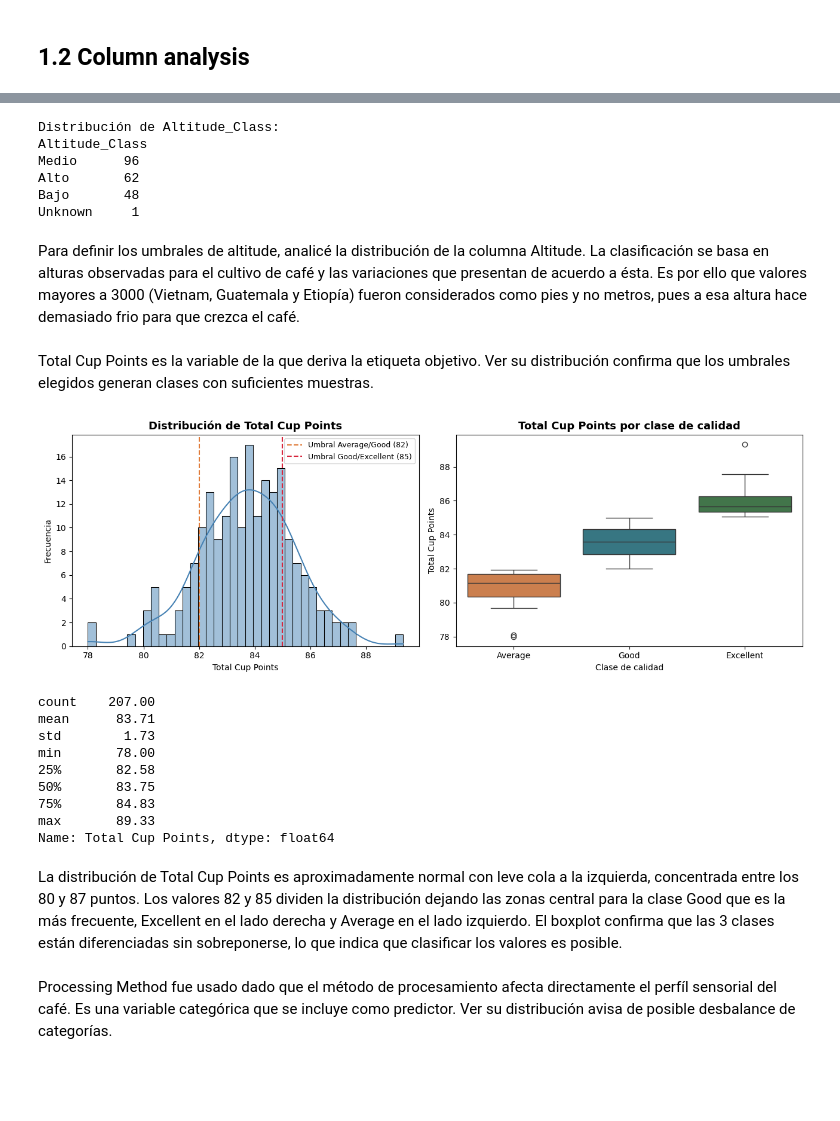
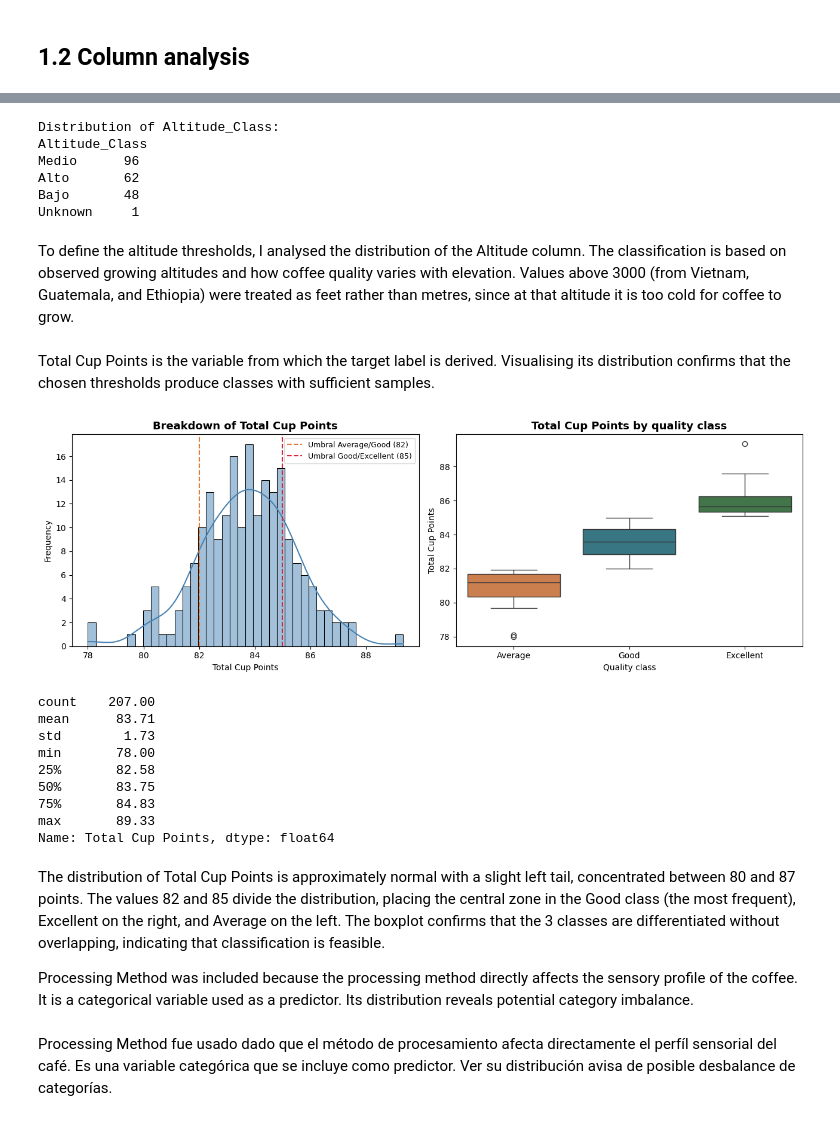
Before and after one commit to ruthsepulveda/ml_coursework, a Jupyter notebook: coffee_quality_ml.ipynb, the cells around one changed output, grey strips where cells are left out. Cells and saved outputs as stored; diff of their text form; code cells hidden in the pictures; blank space fills up the shorter version.

```diff
--- a/coffee_quality_ml.ipynb
+++ b/coffee_quality_ml.ipynb
@@ -304,7 +304,7 @@ min       139.0
 75%      1600.0
 max      2361.0
 # %%
-# Clasificar según distribución observada
+# Classify according to the observed distribution
 
 def classify_altitude(meters):
   if pd.isna(meters):
@@ -318,49 +318,49 @@ def classify_altitude(meters):
 
 coffee['Altitude_Class'] = coffee['Altitude_m'].apply(classify_altitude)
 
-print('Distribución de Altitude_Class:')
+print('Distribution of Altitude_Class:')
 print(coffee['Altitude_Class'].value_counts().to_string())
 # %% [output]
-Distribución de Altitude_Class:
+Distribution of Altitude_Class:
 Altitude_Class
 Medio      96
 Alto       62
 Bajo       48
 Unknown     1
-# %% [markdown]
-Para definir los umbrales de altitude, analicé la distribución de la columna Altitude. La clasificación se basa en alturas observadas para el cultivo de café y las variaciones que presentan de acuerdo a ésta. Es por ello que valores mayores a 3000 (Vietnam, Guatemala y Etiopía) fueron considerados como pies y no metros, pues a esa altura hace demasiado frio para que crezca el café.
-# %% [markdown]
-Total Cup Points es la variable de la que deriva la etiqueta objetivo. Ver su distribución confirma que los umbrales elegidos generan clases con suficientes muestras.
+# %% [markdown]
+To define the altitude thresholds, I analysed the distribution of the Altitude column. The classification is based on observed growing altitudes and how coffee quality varies with elevation. Values above 3000 (from Vietnam, Guatemala, and Ethiopia) were treated as feet rather than metres, since at that altitude it is too cold for coffee to grow.
+# %% [markdown]
+Total Cup Points is the variable from which the target label is derived. Visualising its distribution confirms that the chosen thresholds produce classes with sufficient samples.
 # %%
-# Crear histograma y bloxplot de Total Cup Points
+# Create a histogram and box plot of Total Cup Points
 fig, axes = plt.subplots(1, 2, figsize=(13, 4.5))
 
-# Histograma + KDE
+# Histogram + KDE
 sns.histplot(coffee['Total Cup Points'].dropna(), bins=40, kde=True,
              color='steelblue', ax=axes[0])
 axes[0].axvline(82, color='#E07B39', linestyle='--',
                 label='Umbral Average/Good (82)')
 axes[0].axvline(85, color='#D7263D',    linestyle='--',
                 label='Umbral Good/Excellent (85)')
-axes[0].set_title('Distribución de Total Cup Points', fontsize=13, fontweight='bold')
+axes[0].set_title('Breakdown of Total Cup Points', fontsize=13, fontweight='bold')
 axes[0].set_xlabel('Total Cup Points')
-axes[0].set_ylabel('Frecuencia')
+axes[0].set_ylabel('Frequency')
 axes[0].legend(fontsize=9)
 
-# Boxplot por clase
+# Box plot per class
 order_clase = ['Average', 'Good', 'Excellent']
 palette = {'Average': '#E07B39', 'Good': '#2A7F8F', 'Excellent': '#3A7D44'}
 sns.boxplot(data=coffee, x='Quality Class', y='Total Cup Points',
             order=order_clase, palette=palette, ax=axes[1])
-axes[1].set_title('Total Cup Points por clase de calidad', fontsize=13, fontweight='bold')
-axes[1].set_xlabel('Clase de calidad')
+axes[1].set_title('Total Cup Points by quality class', fontsize=13, fontweight='bold')
+axes[1].set_xlabel('Quality class')
 axes[1].set_ylabel('Total Cup Points')
 
 plt.tight_layout()
 plt.show()
 print(coffee['Total Cup Points'].describe().round(2))
 # %% [output]
-[figure, old version]
+[figure, new version]
 count    207.00
 mean      83.71
 std        1.73
@@ -370,9 +370,11 @@ min       78.00
 75%       84.83
 max       89.33
 Name: Total Cup Points, dtype: float64
-# %% [markdown]
-La distribución de Total Cup Points es aproximadamente normal con leve cola a la izquierda, concentrada entre los 80 y 87 puntos. Los valores 82 y 85 dividen la distribución dejando las zonas central para la clase Good que es la más frecuente, Excellent en el lado derecha y Average en el lado izquierdo.
-El boxplot confirma que las 3 clases están diferenciadas sin sobreponerse, lo que indica que clasificar los valores es posible.
+# %% [markdown]
+The distribution of Total Cup Points is approximately normal with a slight left tail, concentrated between 80 and 87 points. The values 82 and 85 divide the distribution, placing the central zone in the Good class (the most frequent), Excellent on the right, and Average on the left.
+The boxplot confirms that the 3 classes are differentiated without overlapping, indicating that classification is feasible.
+
+Processing Method was included because the processing method directly affects the sensory profile of the coffee. It is a categorical variable used as a predictor. Its distribution reveals potential category imbalance.
 # %% [markdown]
 Processing Method fue usado dado que el método de procesamiento afecta directamente el perfíl sensorial del café. Es una variable categórica que se incluye como predictor. Ver su distribución avisa de posible desbalance de categorías.
 # %%
```
Also changed, not shown: parts of 92 cells of this notebook.
